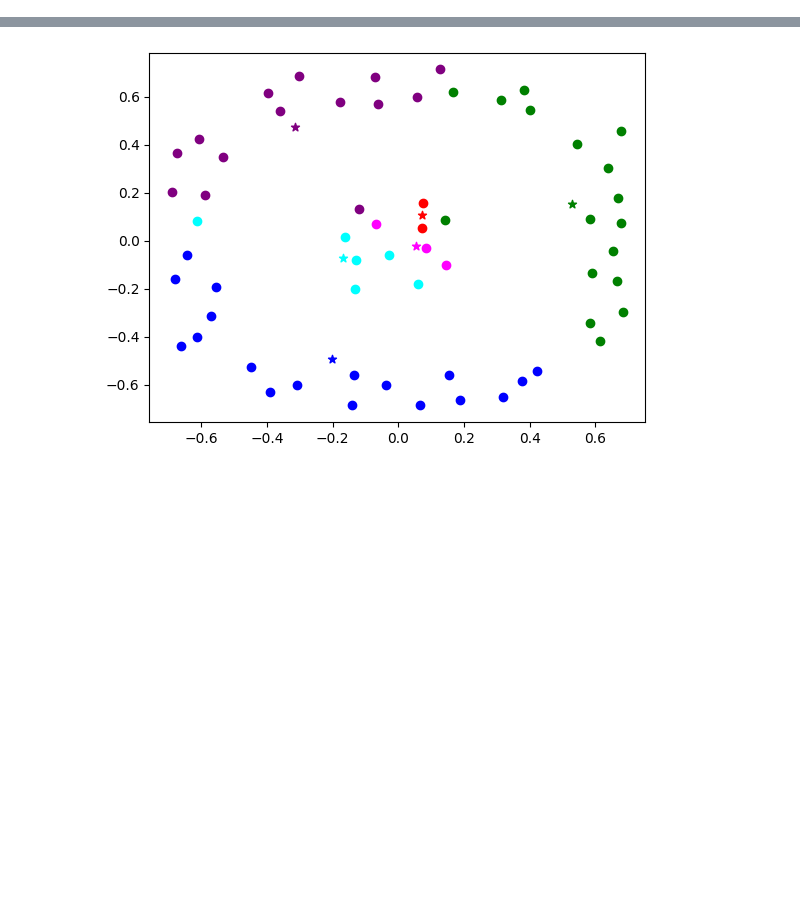
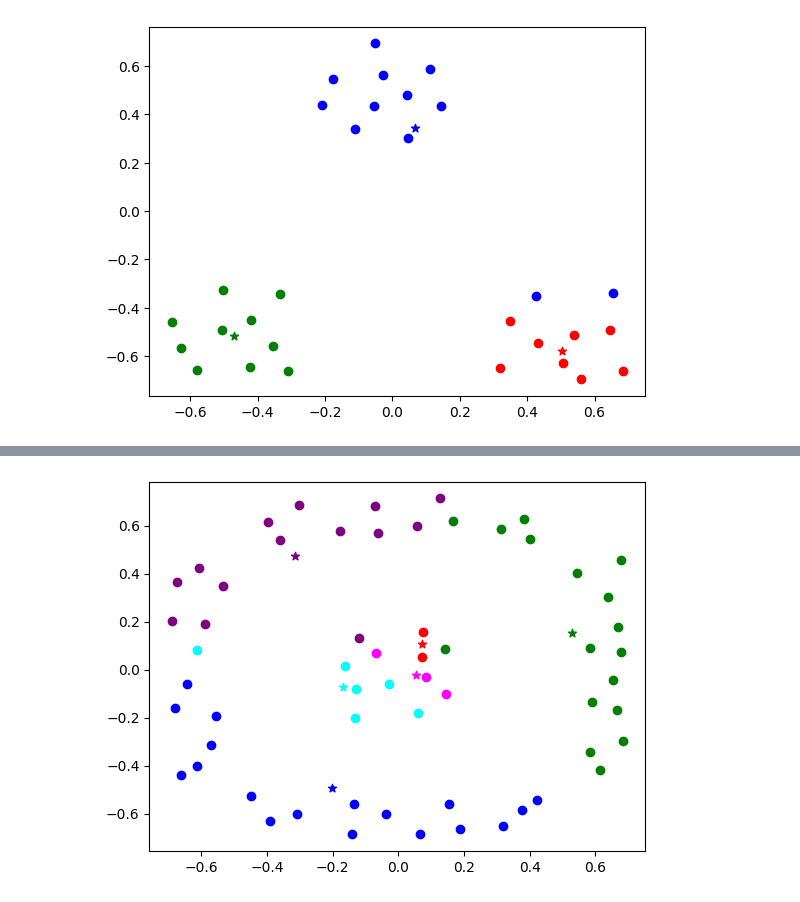
Before and after one commit to KKamp2015/PatternRecognitionMP2, a Jupyter notebook: Task2.ipynb, the cells around one changed output, grey strips where cells are left out. Cells and saved outputs as stored; diff of their text form; code cells hidden in the pictures; blank space fills up the shorter version.

```diff
--- a/Task2.ipynb
+++ b/Task2.ipynb
@@ -71,0 +92,7 @@ K.plot()
+# %%
+K.mean()
+K.cluster()
+K.mean()
+K.plot()
+# %% [output]
+[figure, added]
```
Also changed, not shown: parts of 10 cells of this notebook.
